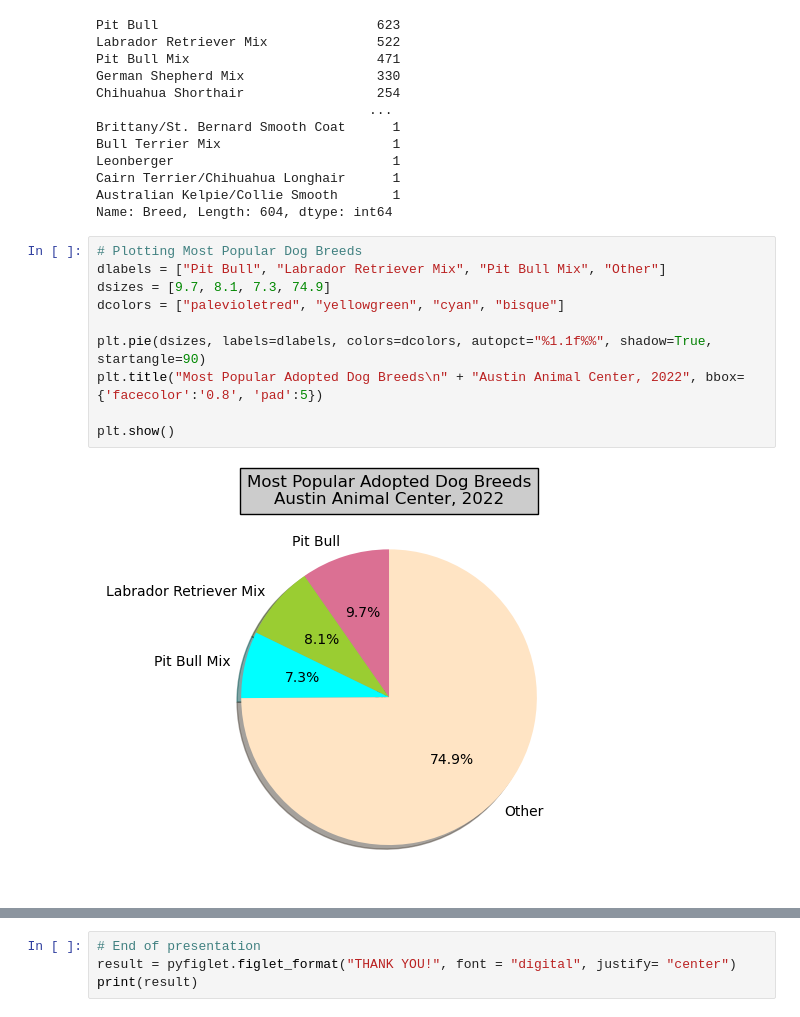
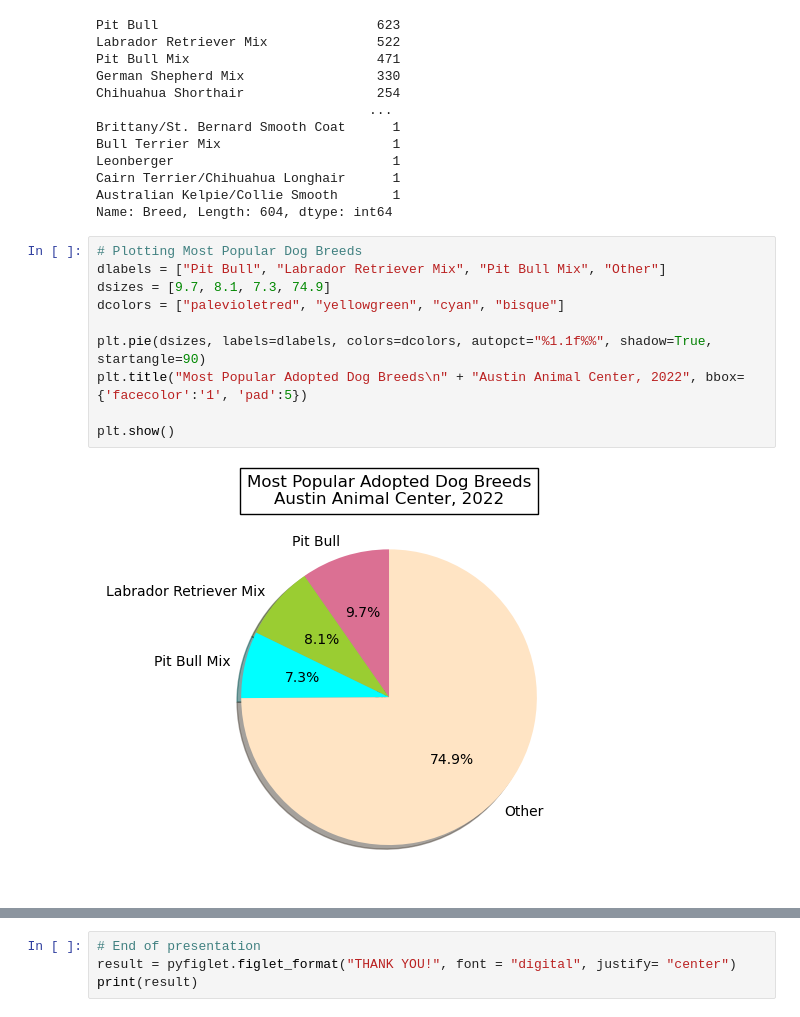
Before and after one commit to SariStormdance/Project_1, a Jupyter notebook: Project Notebook/Project1_Latest.ipynb, the cells around one changed output, grey strips where cells are left out. Cells and saved outputs as stored; diff of their text form.

```diff
--- a/Project Notebook/Project1_Latest.ipynb
+++ b/Project Notebook/Project1_Latest.ipynb
@@ -319,12 +322,12 @@ Name: Breed, Length: 604, dtype: int64
 # %%
 # Plotting Most Popular Dog Breeds
 dlabels = ["Pit Bull", "Labrador Retriever Mix", "Pit Bull Mix", "Other"]
 dsizes = [9.7, 8.1, 7.3, 74.9]
 dcolors = ["palevioletred", "yellowgreen", "cyan", "bisque"]
 
 plt.pie(dsizes, labels=dlabels, colors=dcolors, autopct="%1.1f%%", shadow=True, startangle=90)
-plt.title("Most Popular Adopted Dog Breeds\n" + "Austin Animal Center, 2022", bbox={'facecolor':'0.8', 'pad':5})
+plt.title("Most Popular Adopted Dog Breeds\n" + "Austin Animal Center, 2022", bbox={'facecolor':'1', 'pad':5})
 
 plt.show()
 # %% [output]
-[figure, old version]
+[figure, new version]
```
Also changed, not shown: parts of 9 cells of this notebook.
